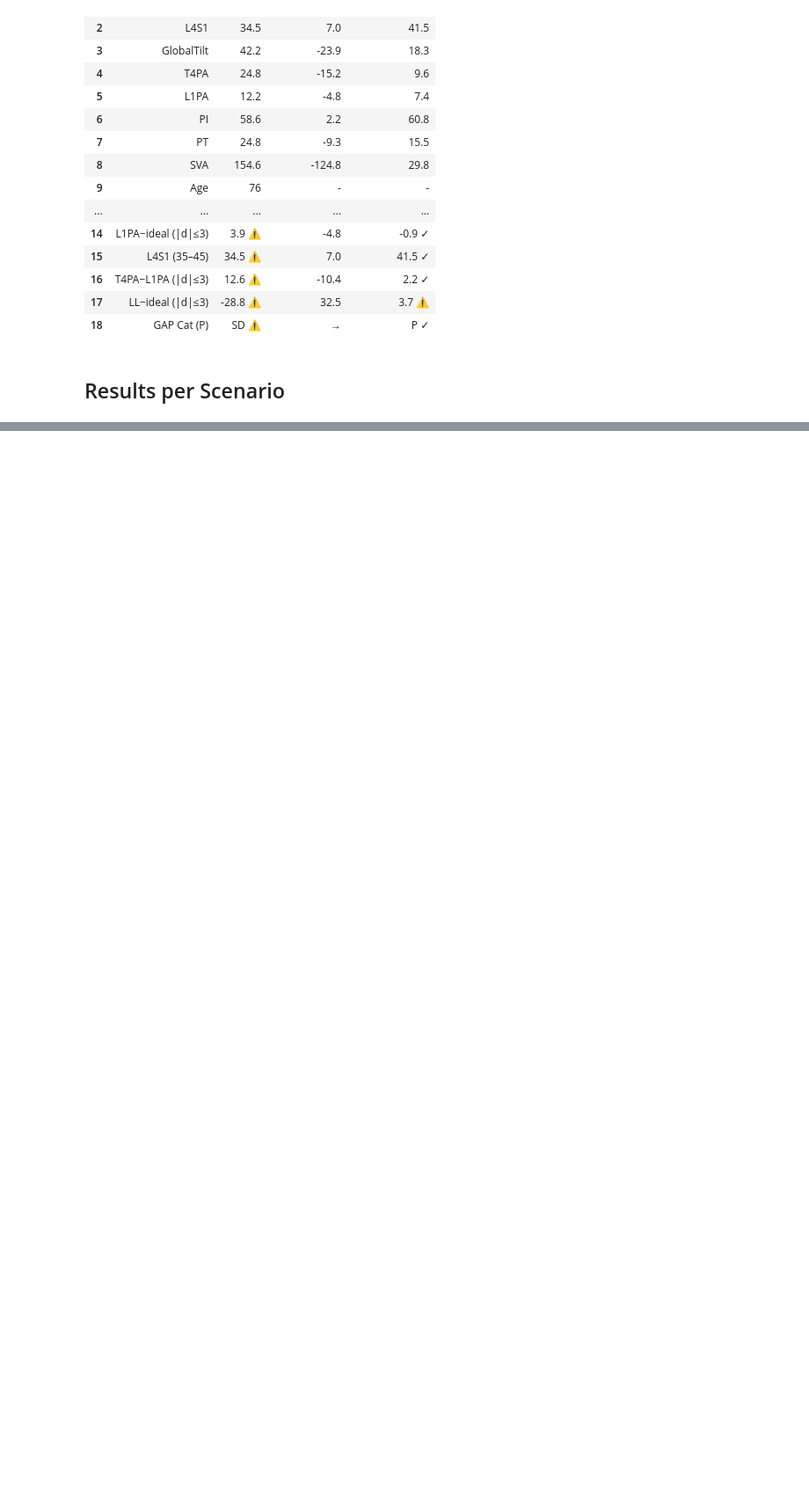
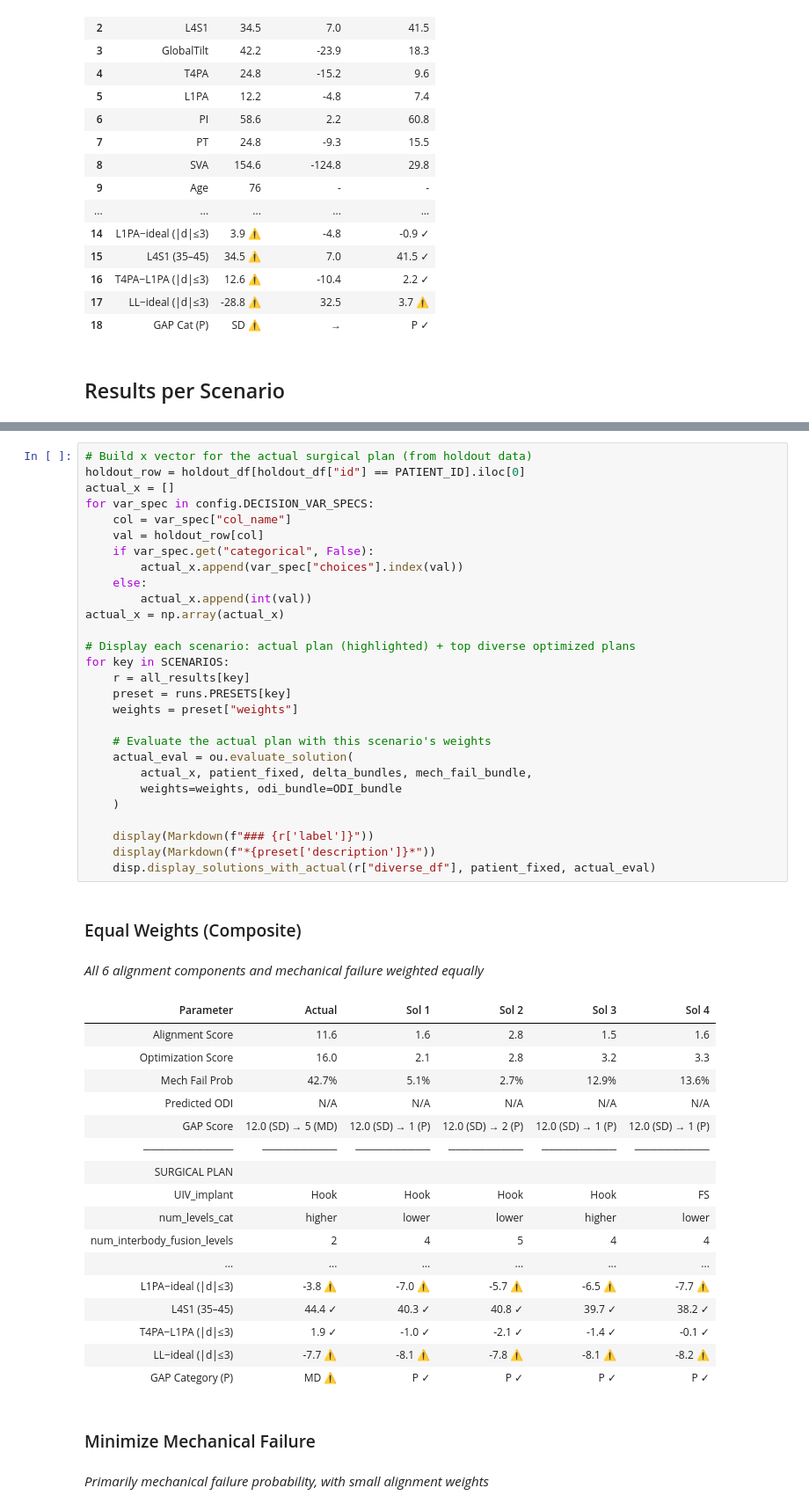
Before and after one commit to 124578-UW/Data-Science-Capstone, a Jupyter notebook: notebooks/05_optimization.ipynb, the cells around one changed output, grey strips where cells are left out. Shown at 88% size. Drawn from its saved outputs; the diff is of its cells as text; blank space fills up the shorter version.

```diff
--- a/notebooks/05_optimization.ipynb
+++ b/notebooks/05_optimization.ipynb
@@ -361,0 +368,50 @@ SOLUTIONS COMPARISON
+# %%
+# Build x vector for the actual surgical plan (from holdout data)
+holdout_row = holdout_df[holdout_df["id"] == PATIENT_ID].iloc[0]
+actual_x = []
+for var_spec in config.DECISION_VAR_SPECS:
+    col = var_spec["col_name"]
+    val = holdout_row[col]
+    if var_spec.get("categorical", False):
+        actual_x.append(var_spec["choices"].index(val))
+    else:
+        actual_x.append(int(val))
+actual_x = np.array(actual_x)
+
+# Display each scenario: actual plan (highlighted) + top diverse optimized plans
+for key in SCENARIOS:
+    r = all_results[key]
+    preset = runs.PRESETS[key]
+    weights = preset["weights"]
+
+    # Evaluate the actual plan with this scenario's weights
+    actual_eval = ou.evaluate_solution(
+        actual_x, patient_fixed, delta_bundles, mech_fail_bundle,
+        weights=weights, odi_bundle=ODI_bundle
+    )
+
+    display(Markdown(f"### {r['label']}"))
+    display(Markdown(f"*{preset['description']}*"))
+    disp.display_solutions_with_actual(r["diverse_df"], patient_fixed, actual_eval)
+# %% [output]
+### Equal Weights (Composite)
+*All 6 alignment components and mechanical failure weighted equally*
+| Parameter | Actual | Sol 1 | Sol 2 | Sol 3 | Sol 4 |
+| Alignment Score | 11.6 | 1.6 | 2.8 | 1.5 | 1.6 |
+| Optimization Score | 16.0 | 2.1 | 2.8 | 3.2 | 3.3 |
+| Mech Fail Prob | 42.7% | 5.1% | 2.7% | 12.9% | 13.6% |
+| Predicted ODI | N/A | N/A | N/A | N/A | N/A |
+| GAP Score | 12.0 (SD) → 5 (MD) | 12.0 (SD) → 1 (P) | 12.0 (SD) → 2 (P) | 12.0 (SD) → 1 (P) | 12.0 (SD) → 1 (P) |
+| ──────────── | ────────── | ────────── | ────────── | ────────── | ────────── |
+| SURGICAL PLAN |  |  |  |  |  |
+| UIV_implant | Hook | Hook | Hook | Hook | FS |
+| num_levels_cat | higher | lower | lower | higher | lower |
+| num_interbody_fusion_levels | 2 | 4 | 5 | 4 | 4 |
+| ... | ... | ... | ... | ... | ... |
+| L1PA−ideal (|d|≤3) | -3.8 ⚠ | -7.0 ⚠ | -5.7 ⚠ | -6.5 ⚠ | -7.7 ⚠ |
+| L4S1 (35–45) | 44.4 ✓ | 40.3 ✓ | 40.8 ✓ | 39.7 ✓ | 38.2 ✓ |
+| T4PA−L1PA (|d|≤3) | 1.9 ✓ | -1.0 ✓ | -2.1 ✓ | -1.4 ✓ | -0.1 ✓ |
+| LL−ideal (|d|≤3) | -7.7 ⚠ | -8.1 ⚠ | -7.8 ⚠ | -8.1 ⚠ | -8.2 ⚠ |
+| GAP Category (P) | MD ⚠ | P ✓ | P ✓ | P ✓ | P ✓ |
+### Minimize Mechanical Failure
+*Primarily mechanical failure probability, with small alignment weights*
```
Also changed, not shown: parts of 7 cells of this notebook, 2 other files.
